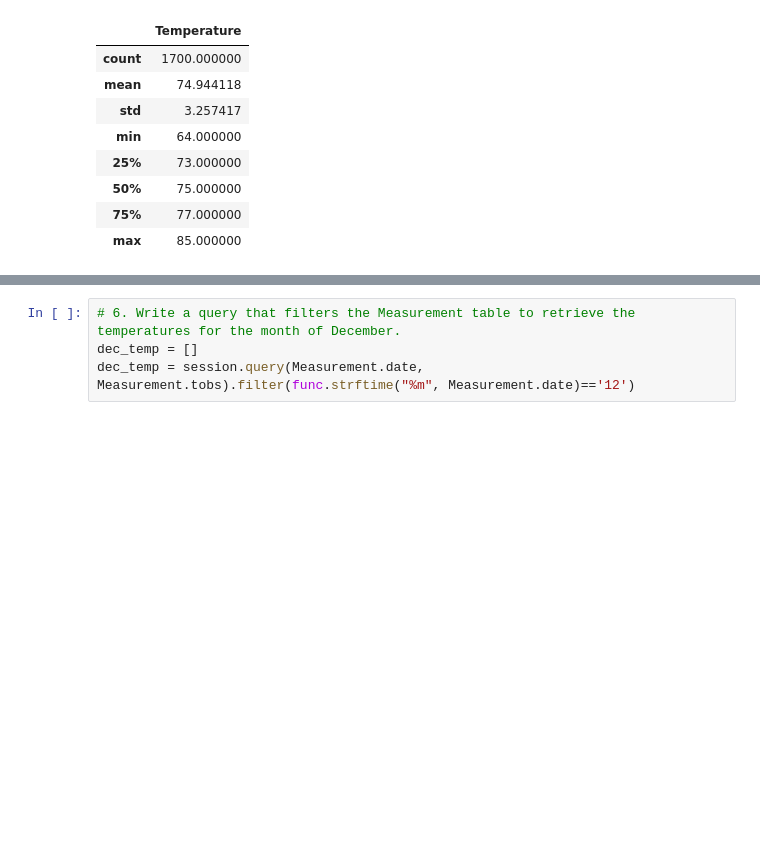
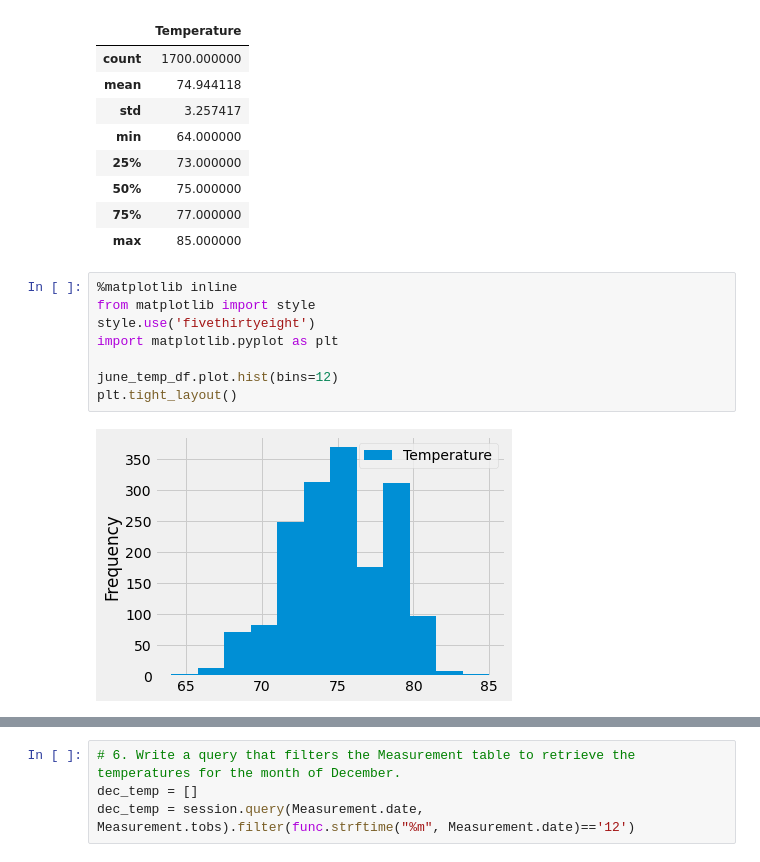
Before and after one commit to yycheung/-surfs_up, a Jupyter notebook: SurfsUp_Challenge.ipynb, the cells around one changed output, grey strips where cells are left out. Cells and saved outputs as stored; diff of their text form; blank space fills up the shorter version.

```diff
--- a/SurfsUp_Challenge.ipynb
+++ b/SurfsUp_Challenge.ipynb
@@ -63,3 +64,13 @@ june_temp_df.describe()
 | 50% | 75.000000 |
 | 75% | 77.000000 |
 | max | 85.000000 |
+# %%
+%matplotlib inline
+from matplotlib import style
+style.use('fivethirtyeight')
+import matplotlib.pyplot as plt
+
+june_temp_df.plot.hist(bins=12)
+plt.tight_layout()
+# %% [output]
+[figure, added]
```
Also changed, not shown: parts of 9 cells of this notebook, 13 other files.
